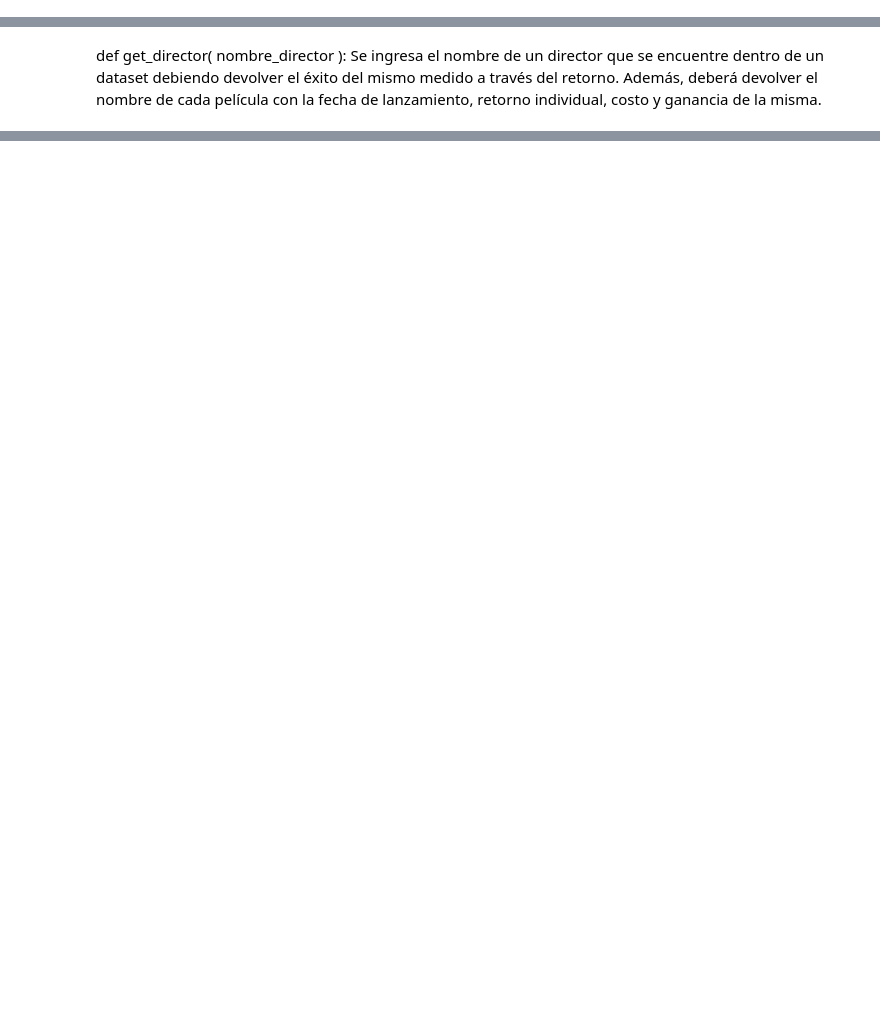
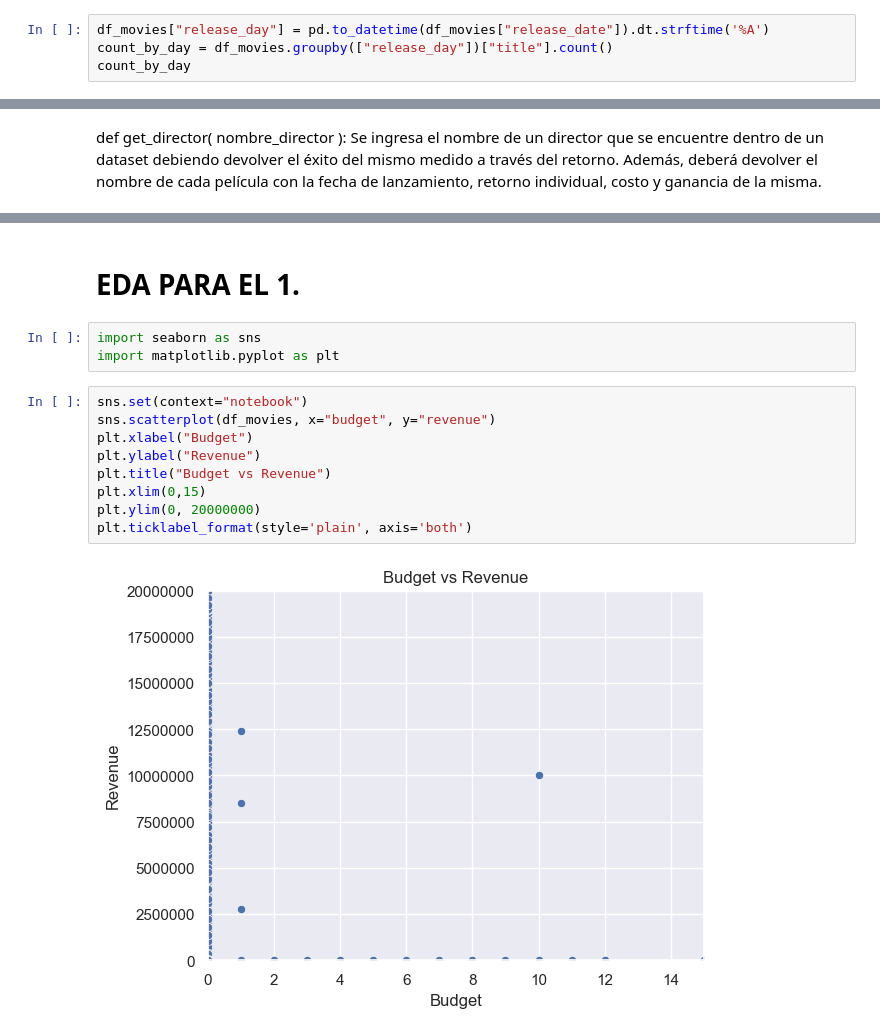
Before and after one commit to cristhianc001/Movie-Recommendation-System, a Jupyter notebook: notebooks/2. API functions.ipynb, the cells around one changed output, grey strips where cells are left out. Drawn from its saved outputs; the diff is of its cells as text; blank space fills up the shorter version.

```diff
--- a/notebooks/2. API functions.ipynb
+++ b/notebooks/2. API functions.ipynb
@@ -77,3 +100,7 @@ def cantidad_filmaciones_dia(day: str):
 cantidad_filmaciones_dia("Viérnes-")
 # %% [output]
 {'viernes': 13906}
+# %%
+df_movies["release_day"] = pd.to_datetime(df_movies["release_date"]).dt.strftime('%A')
+count_by_day = df_movies.groupby(["release_day"])["title"].count()
+count_by_day
@@ -184,0 +356,16 @@ def get_director( nombre_director ): Se ingresa el nombre de un director que se
+# %% [markdown]
+# EDA PARA EL 1.
+# %%
+import seaborn as sns
+import matplotlib.pyplot as plt
+# %%
+sns.set(context="notebook")
+sns.scatterplot(df_movies, x="budget", y="revenue")
+plt.xlabel("Budget")
+plt.ylabel("Revenue")
+plt.title("Budget vs Revenue")
+plt.xlim(0,15)
+plt.ylim(0, 20000000)
+plt.ticklabel_format(style='plain', axis='both')
+# %% [output]
+[figure, added]
```
Also changed, not shown: parts of 41 cells of this notebook, 2 other files.
